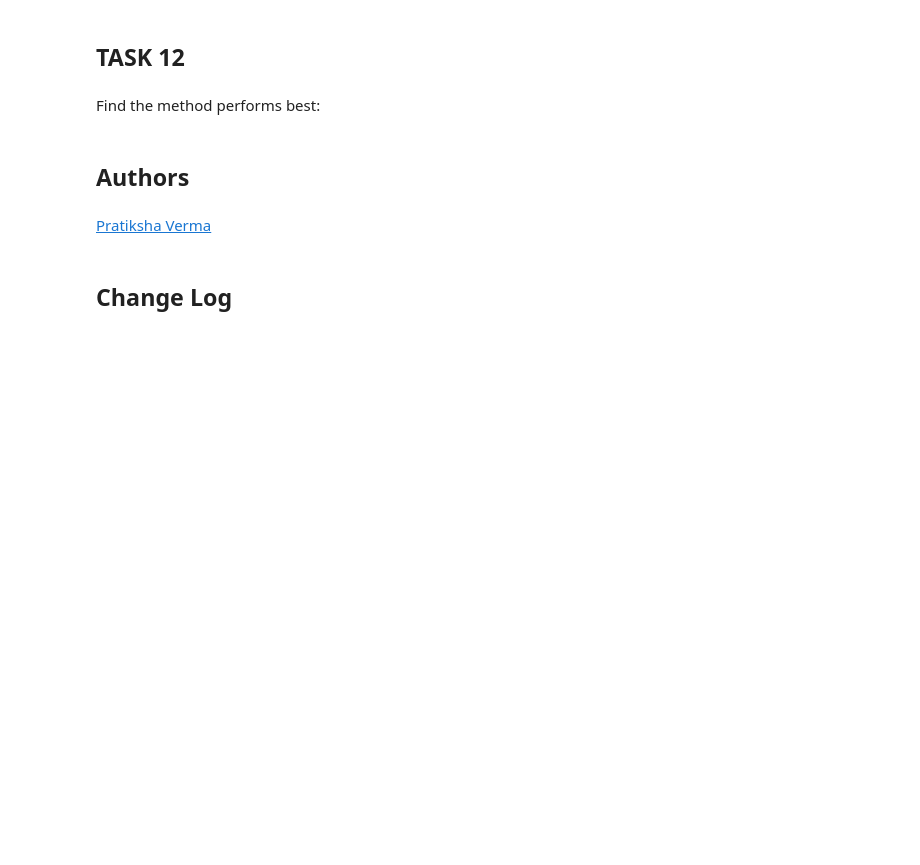
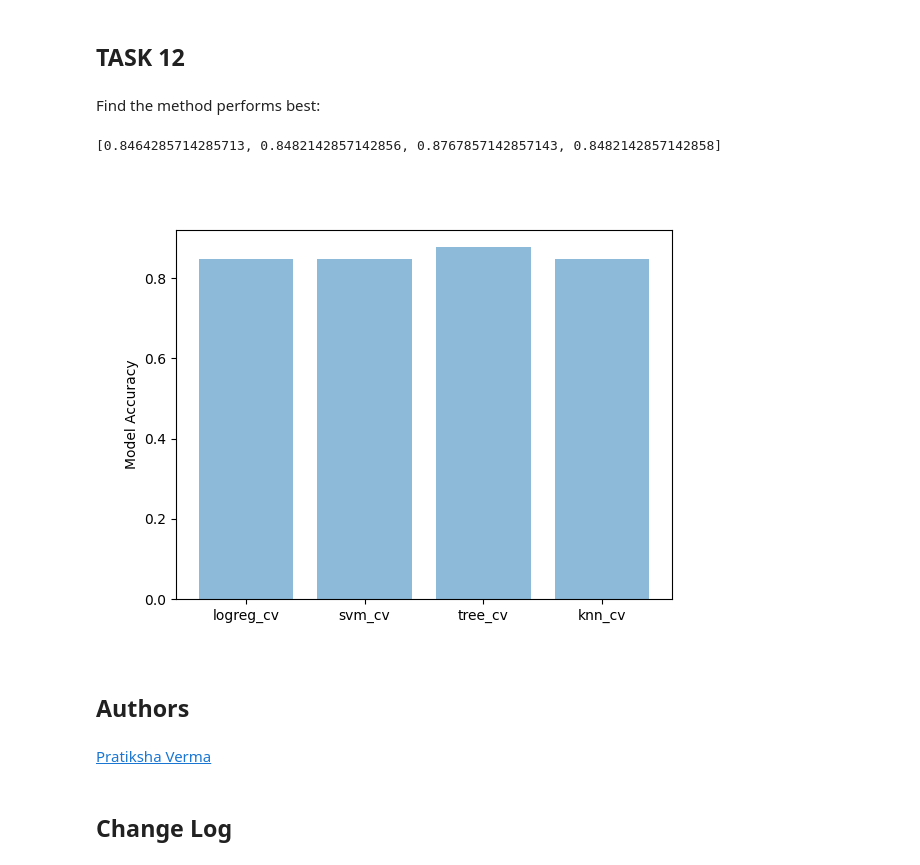
Before and after one commit to mariotey/IBM_Coursera, a Jupyter notebook: Week4/IBM-DS0321EN-SkillsNetwork_labs_module_4_SpaceX_Machine_Learning_Prediction_Part_5.jupyterlite.ipynb, the cells around one changed output. Drawn from its saved outputs; the diff is of its cells as text; code cells hidden in the pictures; blank space fills up the shorter version.

```diff
--- a/Week4/IBM-DS0321EN-SkillsNetwork_labs_module_4_SpaceX_Machine_Learning_Prediction_Part_5.jupyterlite.ipynb
+++ b/Week4/IBM-DS0321EN-SkillsNetwork_labs_module_4_SpaceX_Machine_Learning_Prediction_Part_5.jupyterlite.ipynb
@@ -335,6 +366,25 @@ plt.show()
 ## TASK  12
 # %% [markdown]
 Find the method performs best:
+# %%
+method = ('logreg_cv', 'svm_cv', 'tree_cv', 'knn_cv')
+y_pos = np.arange(len(method))
+
+best_score = [0.8464285714285713,
+              0.8482142857142856,
+              0.8767857142857143,
+              0.8482142857142858]
+
+print(best_score)
+
+plt.bar(y_pos, best_score, align='center', alpha=0.5)
+plt.xticks(y_pos, method)
+plt.ylabel('Model Accuracy')
+
+plt.show()
+# %% [output]
+[0.8464285714285713, 0.8482142857142856, 0.8767857142857143, 0.8482142857142858]
+[figure, added]
 # %% [markdown]
 ## Authors
 # %% [markdown]
```
Also changed, not shown: parts of 9 cells of this notebook, 4 other files.
